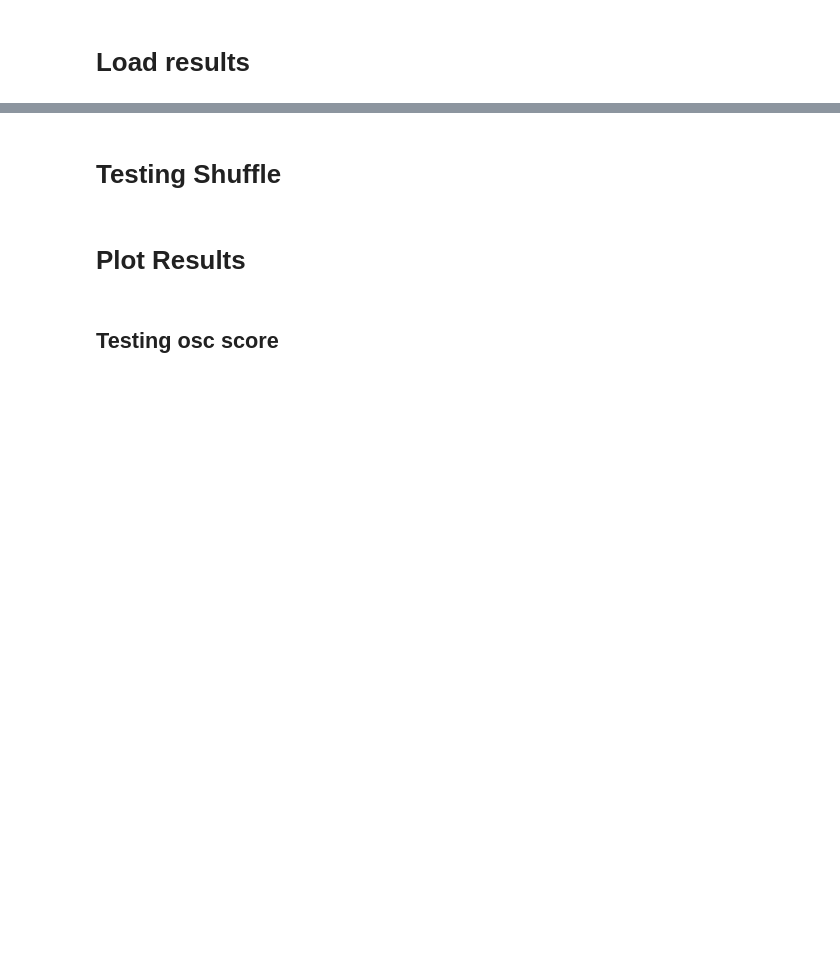
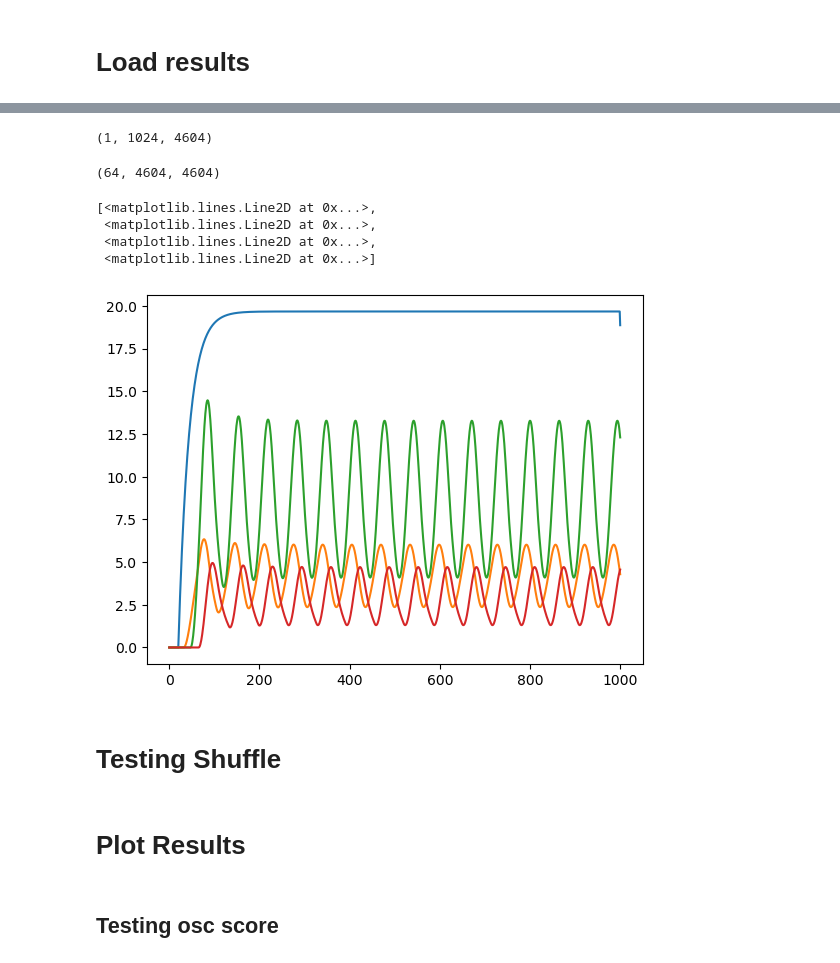
Before and after one commit to smpuglie/Pugliese_cpg_2025, a Jupyter notebook: notebooks/run_config.ipynb, the cells around one changed output, grey strips where cells are left out. Drawn from its saved outputs; the diff is of its cells as text; code cells hidden in the pictures; blank space fills up the shorter version.

```diff
--- a/notebooks/run_config.ipynb
+++ b/notebooks/run_config.ipynb
@@ -49,5 +100,5 @@ def print_pytree(pytree):
 # %%
-experiment = 'DNg100_Stim_Prune'
+experiment = 'DN_Screen'
 version = 'debug'
 # base_dir = Path(f'/gscratch/portia/eabe/Pugliese_2025/{experiment}/{version}')
 base_dir = Path(f'/data/users/eabe/Pugliese_2025/{experiment}/{version}')
@@ -84,6 +135,9 @@ except Exception as e:
             path_obj.mkdir(parents=True, exist_ok=True)
             cfg.paths[key] = path_obj
 
+checkpoint_dir = None
+if cfg.sim.enable_checkpointing and hasattr(cfg, 'paths'):
+    checkpoint_dir = Path(cfg.paths.ckpt_dir) / "checkpoints"
 # print(f"\n🎯 Final paths configuration:")
 # for key, value in cfg.paths.items():
 #     print(f"   {key}: {value}")
@@ -139,0 +222,2 @@ jnp.where(mn_mask)
+# %%
+results = sparse.load_npz(checkpoint_dir / f"results_checkpoint_batch_{checkpoint_dict['batch_index']}/batch_{checkpoint_dict['batch_index']}.npz").todense().astype(np.float32)
@@ -150,3 +242,5 @@ min_circuit = sparse.load_npz(cfg.paths.ckpt_dir / f"{cfg.experiment.name}_mini_
 # %%
 min_circuits_all = jnp.stack([((jnp.sum(results[:,n],axis=-1)>0) & ~mn_mask) for n in range(results.shape[1])],axis=1)
 min_circuits_all.shape
+# %% [output]
+(1, 1024, 4604)
@@ -155,10 +249,20 @@ jnp.where(~(min_circuit[0] == min_circuits_all[0]))
+# %%
+W_mask_init.shape
+# %% [output]
+(64, 4604, 4604)
 # %%
 W_mask_init = jnp.ones_like(neuron_params.W_mask, dtype=jnp.bool)
 
 W_mask_new = (W_mask_init * min_circuits_all[:, :, None] * min_circuits_all[:, None, :]).astype(jnp.bool_)
 # %%
-n = 322
-plt.plot(results[0,n,min_circuits_all[n]].T)
+n = 350
+plt.plot(results[0,n,min_circuits_all[0,n]].T)
+# %% [output]
+[<matplotlib.lines.Line2D at 0x...>,
+ <matplotlib.lines.Line2D at 0x...>,
+ <matplotlib.lines.Line2D at 0x...>,
+ <matplotlib.lines.Line2D at 0x...>]
+[figure, added]
 # %%
 R = results[0][54]
 
```
Also changed, not shown: parts of 10 cells of this notebook, 8 other files.
